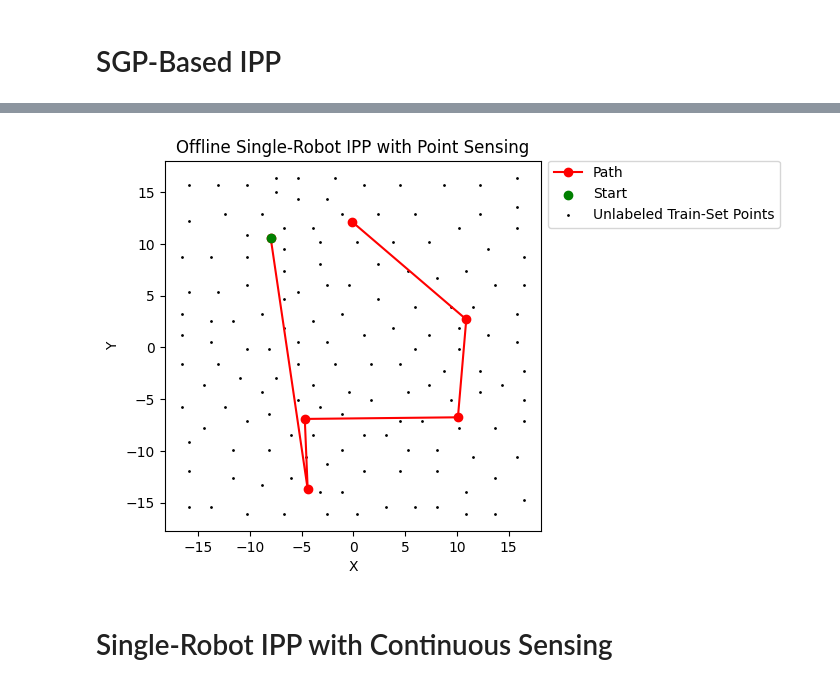
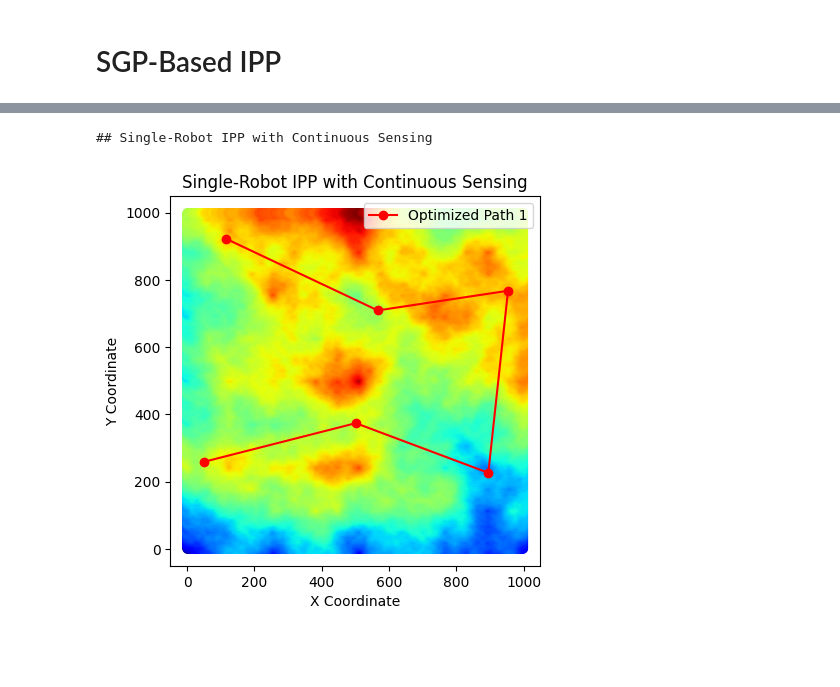
Before and after one commit to itskalvik/sgp-tools, a Jupyter notebook: examples/IPP.ipynb, the cells around one changed output, grey strips where cells are left out. Saved outputs shown, nothing was run; the diff lists cells and outputs as text; code cells hidden in the pictures; blank space fills up the shorter version.

```diff
--- a/examples/IPP.ipynb
+++ b/examples/IPP.ipynb
@@ -51,32 +193,34 @@ plt.show()
 # %%
+print("\n## Single-Robot IPP with Continuous Sensing")
+
 num_robots = 1
 num_placements = 6
 
-# Initialize inducing points and get initial path
-Xu_init = get_inducing_pts(X_train,
-                           num_placements*num_robots)
-Xu_init, _ = run_tsp(Xu_init,
-                     num_vehicles=num_robots)
-Xu_init = Xu_init[0]
+# Initialize inducing points and get initial path as before
+Xu_init_continuous = get_inducing_pts(X_train, num_placements * num_robots)
+Xu_init_continuous, _ = run_tsp(Xu_init_continuous, num_vehicles=num_robots)
+Xu_init_continuous = Xu_init_continuous[0]
 
-# Setup unconstrained IPP transform and optimize it
-transform = IPPTransform(num_robots=num_robots, num_dim=2)
-sgpr, _ = continuous_sgp(num_placements,
-                         X_train,
-                         noise_variance,
-                         kernel,
-                         transform,
-                         Xu_init=Xu_init,
-                         max_steps=1000)
+# Setup IPP transform with a higher sampling rate for continuous sensing
+transform_continuous_sensing = IPPTransform(num_robots=num_robots,
+                                            num_dim=2,
+                                            sampling_rate=5) # Sample 5 points between each waypoint
 
-# Get solution inducing points
-sgp_sol_sp = sgpr.inducing_variable.Z.numpy()
-sgp_paths = sgp_sol_sp.reshape(num_robots, num_placements, 2)
+# Initialize and optimize the ContinuousSGP model
+csgp_method_continuous_sensing = ContinuousSGP(
+    num_placements,
+    X_train,
+    kernel,
+    noise_variance,
+    transform_continuous_sensing,
+    num_robots,
+    X_init=Xu_init_continuous
+)
+sgp_paths_continuous_sensing = csgp_method_continuous_sensing.optimize(max_steps=1000)
 
 # Plot the solution
-plot_paths(sgp_paths, candidates,
-           title="Offline Single-Robot IPP with Point Sensing")
+plot_paths(sgp_paths_continuous_sensing, X_ground_truth_original, y_ground_truth_original, X_scaler,
+           title="Single-Robot IPP with Continuous Sensing")
 # %% [output]
+## Single-Robot IPP with Continuous Sensing
-[figure, old version]
+[figure, new version]
-# %% [markdown]
-# Single-Robot IPP with Continuous Sensing
```
Also changed, not shown: parts of 13 cells of this notebook, 1 other file.
